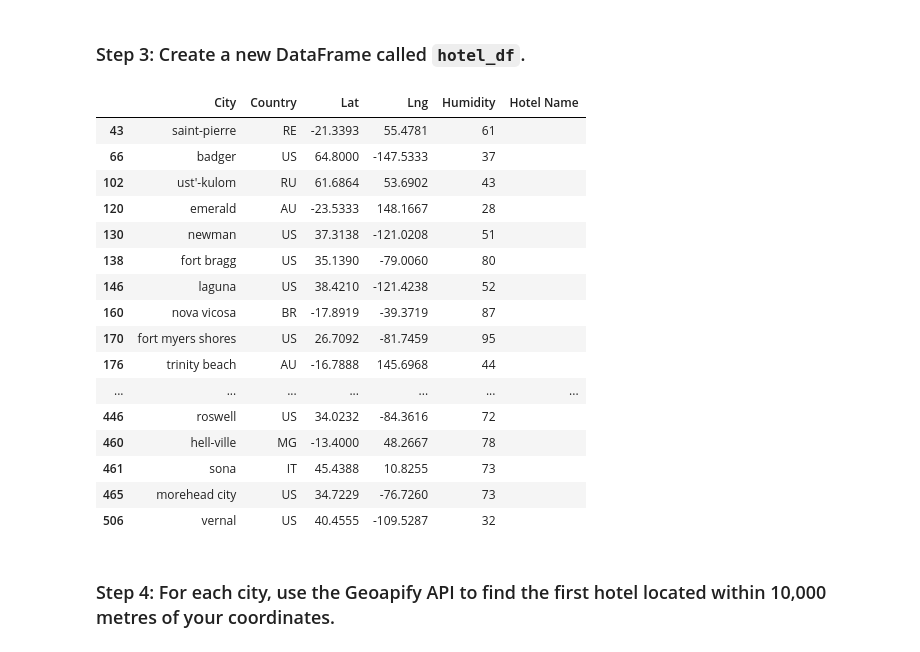
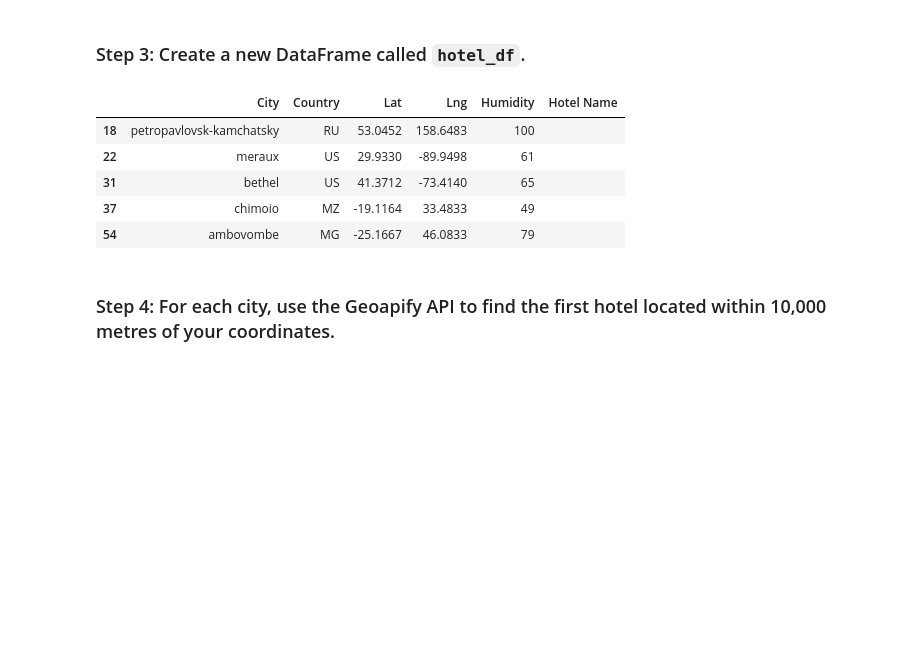
Before and after one commit to AdebolaShelby/python-api-challenge, a Jupyter notebook: WeatherPy/VacationPy.ipynb, the cells around one changed output. Cells and saved outputs as stored; diff of their text form; code cells hidden in the pictures; blank space fills up the shorter version.

```diff
--- a/WeatherPy/VacationPy.ipynb
+++ b/WeatherPy/VacationPy.ipynb
@@ -77,0 +66,21 @@ city_data_df.head()
+# %%
+# Narrow down cities that fit criteria and drop any results with null values
+
+ideal_temp_df = city_data_df.loc[
+    (city_data_df["Max Temp"] < 120)
+    & (city_data_df["Max Temp"] > 50)
+    & (city_data_df["Wind Speed"] < 10)
+    & (city_data_df["Cloudiness"] == 0)
+].dropna()
+
+# Display sample data
+ideal_temp_df
+
+# A max temperature lower than 45 degrees but higher than 20.
+#ideal_temp_df = (city_data_df["Max Temp"] < 45) & (city_data_df["Max Temp"] > 20 & (city_data_df["Wind Speed"] < 5) & (city_data_df["Cloudiness"] == 0))
+
+# Drop any rows with null values
+#ideal_cities_df = city_data_df[ideal_temp_df].dropna()
+
+# Display sample data
+#ideal_cities_df
@@ -79,31 +106,20 @@ city_data_df.head()
 ### Step 3: Create a new DataFrame called `hotel_df`.
 # %%
 # Use the Pandas copy function to create DataFrame called hotel_df to store the city, country, coordinates, and humidity
-# YOUR CODE HERE
+hotel_df = ideal_temp_df[["City", "Country", "Lat", "Lng", "Humidity"]].copy()
 
 # Add an empty column, "Hotel Name," to the DataFrame so you can store the hotel found using the Geoapify API
-# YOUR CODE HERE
+hotel_df["Hotel Name"] = ""
 
 # Display sample data
-# YOUR CODE HERE
+hotel_df.head()
 # %% [output]
 |  | City | Country | Lat | Lng | Humidity | Hotel Name |
-| 43 | saint-pierre | RE | -21.3393 | 55.4781 | 61 |  |
-| 66 | badger | US | 64.8000 | -147.5333 | 37 |  |
-| 102 | ust'-kulom | RU | 61.6864 | 53.6902 | 43 |  |
-| 120 | emerald | AU | -23.5333 | 148.1667 | 28 |  |
-| 130 | newman | US | 37.3138 | -121.0208 | 51 |  |
-| 138 | fort bragg | US | 35.1390 | -79.0060 | 80 |  |
-| 146 | laguna | US | 38.4210 | -121.4238 | 52 |  |
-| 160 | nova vicosa | BR | -17.8919 | -39.3719 | 87 |  |
-| 170 | fort myers shores | US | 26.7092 | -81.7459 | 95 |  |
-| 176 | trinity beach | AU | -16.7888 | 145.6968 | 44 |  |
-| ... | ... | ... | ... | ... | ... | ... |
-| 446 | roswell | US | 34.0232 | -84.3616 | 72 |  |
-| 460 | hell-ville | MG | -13.4000 | 48.2667 | 78 |  |
-| 461 | sona | IT | 45.4388 | 10.8255 | 73 |  |
-| 465 | morehead city | US | 34.7229 | -76.7260 | 73 |  |
-| 506 | vernal | US | 40.4555 | -109.5287 | 32 |  |
+| 18 | petropavlovsk-kamchatsky | RU | 53.0452 | 158.6483 | 100 |  |
+| 22 | meraux | US | 29.9330 | -89.9498 | 61 |  |
+| 31 | bethel | US | 41.3712 | -73.4140 | 65 |  |
+| 37 | chimoio | MZ | -19.1164 | 33.4833 | 49 |  |
+| 54 | ambovombe | MG | -25.1667 | 46.0833 | 79 |  |
 # %% [markdown]
 ### Step 4: For each city, use the Geoapify API to find the first hotel located within 10,000 metres of your coordinates.
 # %%
```
Also changed, not shown: parts of 9 cells of this notebook, 1 other file.
